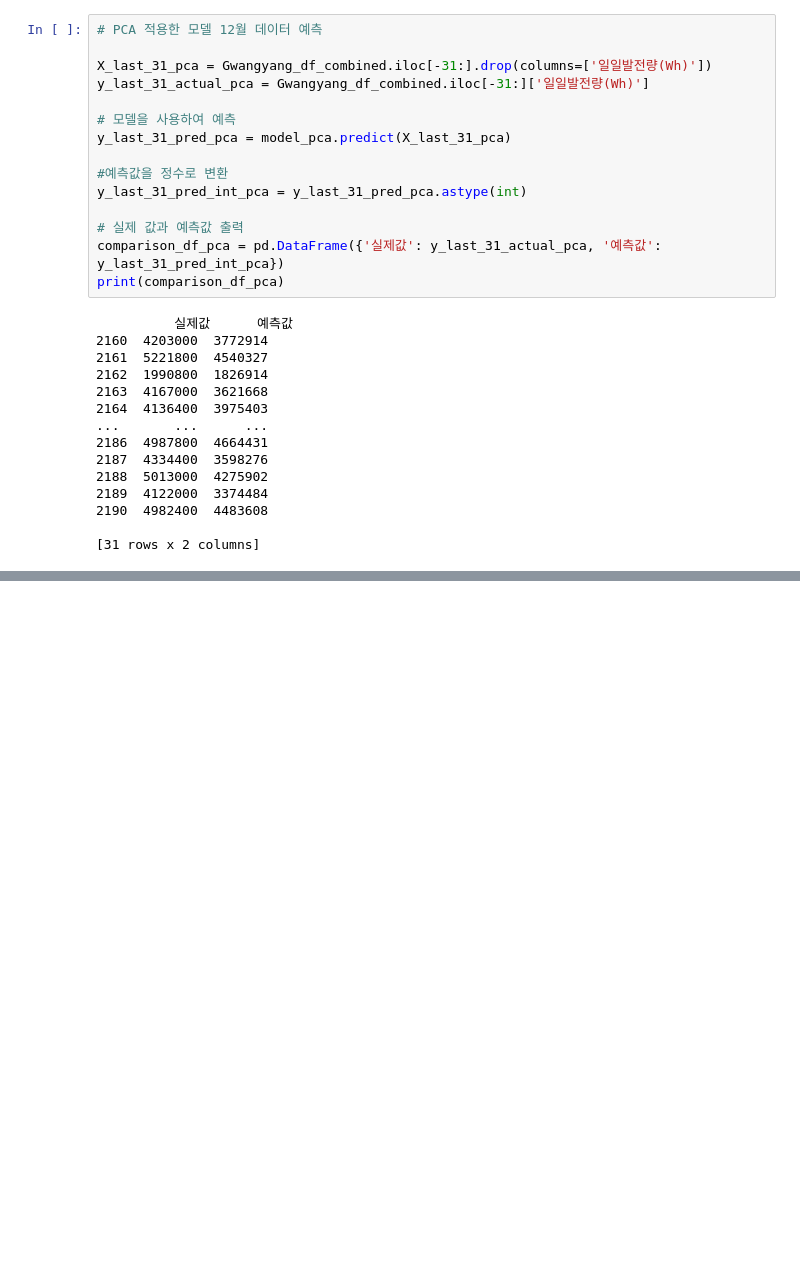
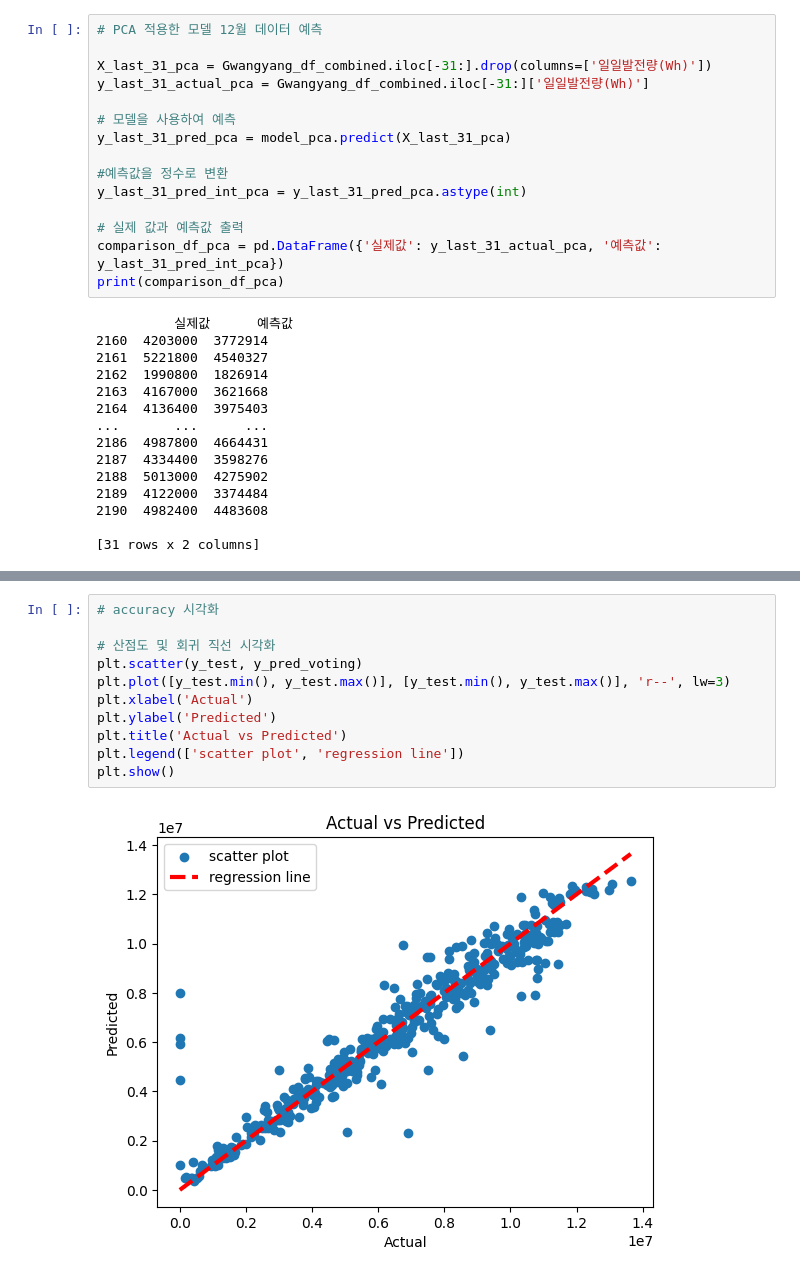
Before and after one commit to alwayshs/DSTP, a Jupyter notebook: Code.ipynb, the cells around one changed output, grey strips where cells are left out. Saved outputs shown, nothing was run; the diff lists cells and outputs as text; blank space fills up the shorter version.

```diff
--- a/Code.ipynb
+++ b/Code.ipynb
@@ -719,3 +725,16 @@ PCA를 적용하지 않은 앙상블 모델의 R-squared: 0.9151857227148715
+# %%
+# accuracy 시각화
+
+# 산점도 및 회귀 직선 시각화
+plt.scatter(y_test, y_pred_voting)
+plt.plot([y_test.min(), y_test.max()], [y_test.min(), y_test.max()], 'r--', lw=3)
+plt.xlabel('Actual')
+plt.ylabel('Predicted')
+plt.title('Actual vs Predicted')
+plt.legend(['scatter plot', 'regression line'])
+plt.show()
+# %% [output]
+[figure, added]
 # %%
 # PCA 적용한 regression model(Ensemble Learning)
 
```
Also changed, not shown: parts of 5 cells of this notebook.
